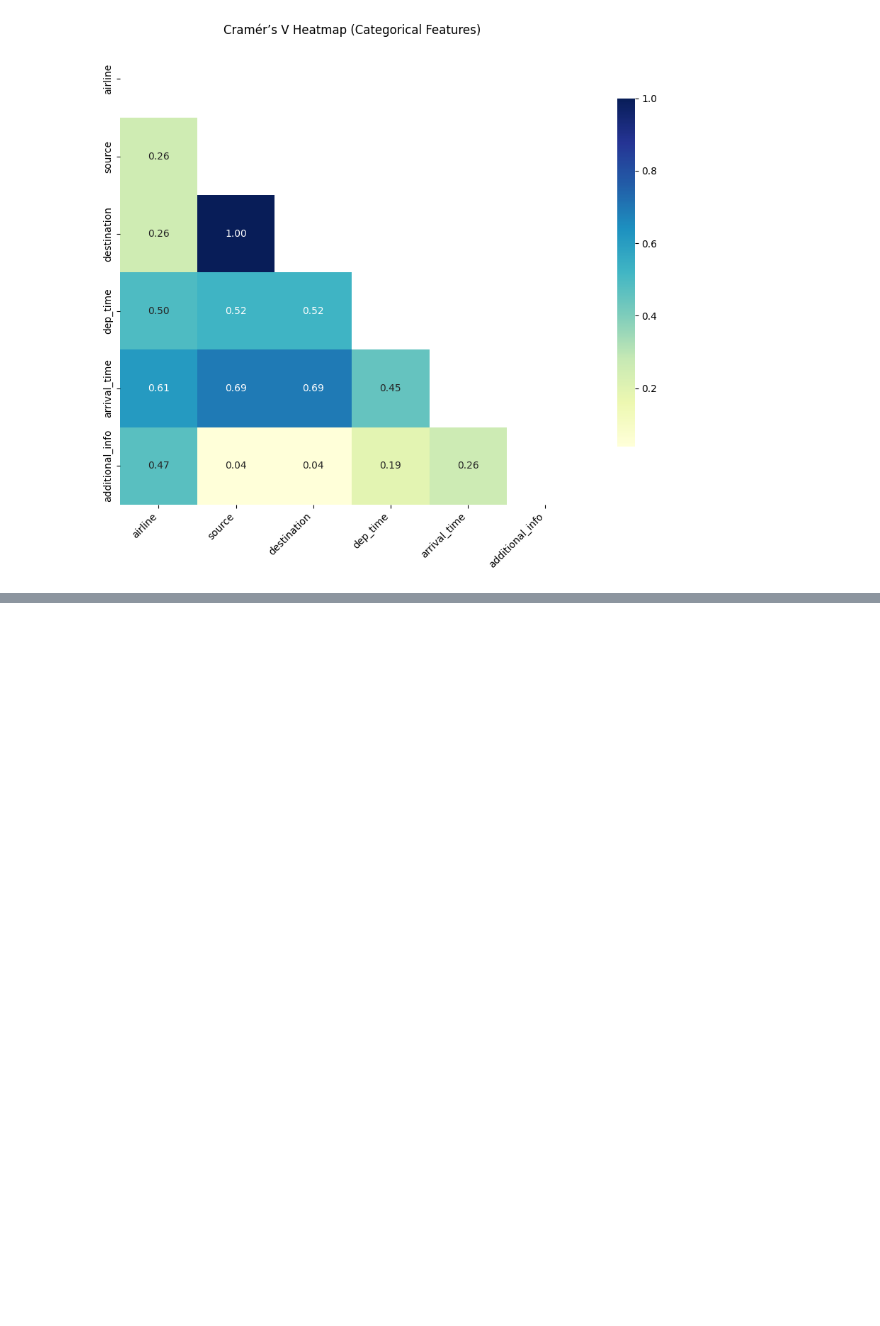
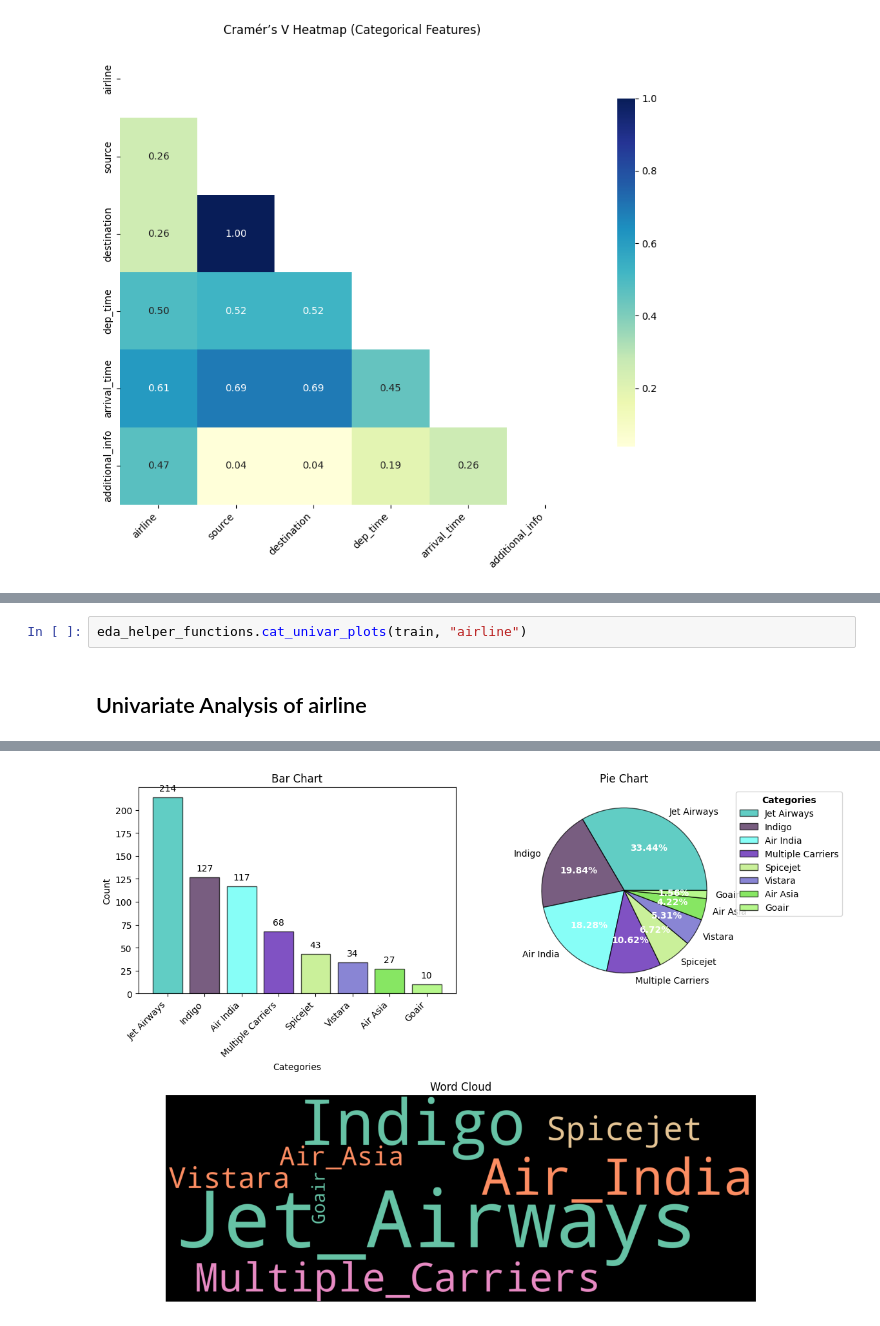
Before and after one commit to Abhinay-bir-17/flight-prediction-sageMaker, a Jupyter notebook: notebooks/eda.ipynb, the cells around one changed output, grey strips where cells are left out. Drawn from its saved outputs; the diff is of its cells as text; blank space fills up the shorter version.

```diff
--- a/notebooks/eda.ipynb
+++ b/notebooks/eda.ipynb
@@ -456,0 +521,4 @@ plot_cramers_v_heatmap(train)
+# %%
+eda_helper_functions.cat_univar_plots(train, "airline")
+# %% [output]
+Univariate Analysis of airline
@@ -456,0 +526 @@ plot_cramers_v_heatmap(train)
+[figure, added]
```
Also changed, not shown: parts of 47 cells of this notebook, 1 other file.
